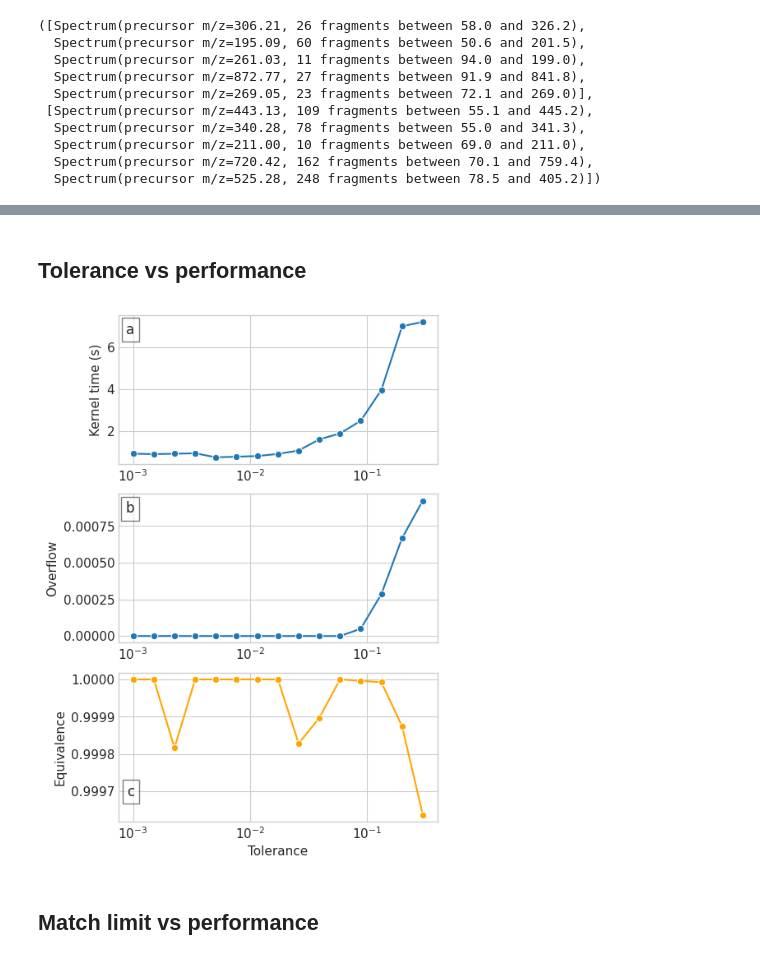
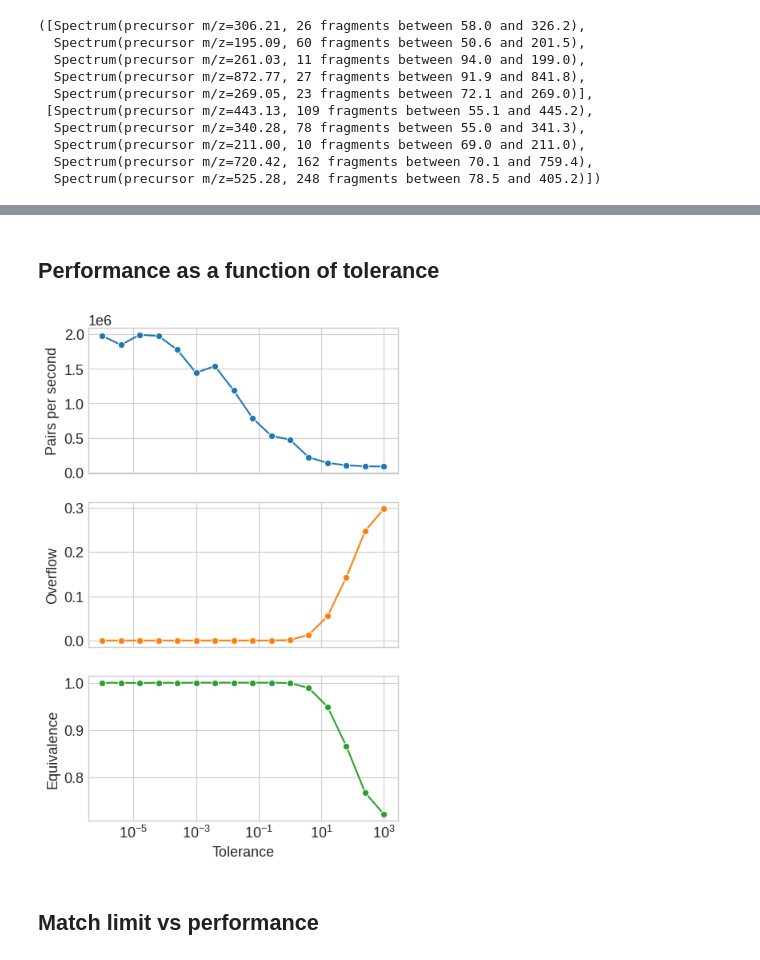
Before and after one commit to PangeAI/SimMS, a Jupyter notebook: notebooks/figures/make_figures.ipynb, the cells around one changed output, grey strips where cells are left out. Drawn from its saved outputs; the diff is of its cells as text; code cells hidden in the pictures.

```diff
--- a/notebooks/figures/make_figures.ipynb
+++ b/notebooks/figures/make_figures.ipynb
@@ -75,0 +71,3 @@ spectra[:5]
+# %%
+spectra = list(load_from_mgf(str(download(SPECTRA_FILE))))
+spectra[:5]
@@ -128 +124,9 @@ scores = CosineGreedy().matrix(references, queries)
+# %%
+batch_size = max(len(references), len(queries))
+
+scores_cu = CudaCosineGreedy(
+    n_max_peaks = N_MAX_PEAKS,
+    batch_size = batch_size
+).matrix(references, queries)
+scores = get_correct_scores(references=references, queries=queries, similarity_class=CosineGreedy, tolerance=.1)
 # %%
@@ -250,7 +209,0 @@ references[:5], queries[:5]
-# %%
-from cudams.similarity import CudaCosineGreedy
-scores_cu = CudaCosineGreedy(
-    n_max_peaks = n_max_peaks,
-    batch_size = len(references),
-).matrix(references, queries)
-scores = CosineGreedy().matrix(references, queries)
@@ -348,5 +210,5 @@ plt.show()
-# %% [markdown]
-## Tolerance vs performance
+# %% [markdown]
+## Performance as a function of tolerance
 # %%
 np.random.seed(123)
 
@@ -390,15 +250,17 @@ data = Parallel(4)(jobs)
 # %%
+from typing import List
+
 ##### We use largest batch size for best error estimates
 def plot_tol_and_perf(
-    axis = None,
-    data = data,
+    axis: List[plt.Axes] = None,
+    data = None,
     tolerances=tolerances,
 ):
     ov_means = []
     match_means = []
     iseq_means = []
-    kernel_times = []
-    for tolerance, (scores, scores_cu, kernel_time) in zip(tolerances, data):
+    spectra_per_second = []
+    for scores, scores_cu, time_per_batch in data:
         a = scores['score'].ravel()
         am = scores['matches'].ravel()
         ov = scores_cu['overflow'].ravel() == 1
@@ -409,62 +271,53 @@ def plot_tol_and_perf(
         ov_means.append(ov.mean())
         iseq_means.append(iseq.mean())
         match_means.append(bm.mean())
-        kernel_times.append(kernel_time)
+        pairs = len(references) * len(queries)
+        spectra_per_second.append( pairs / time_per_batch )
 
-    # fig, axs = plt.subplot_mosaic(
-    #     [['a'], ['b'], ['c']],
-    #     # layout='constrained',
-    #     sharex=True,
-    #     figsize=(6,6)
-    # )
+    prop_cycle = plt.rcParams['axes.prop_cycle']
+    colors = list(prop_cycle.by_key()['color'])
 
     ax = axis[0]
     sns.lineplot(x=tolerances,
-                 y=kernel_times,
+                 y=spectra_per_second,
                  marker='o',
+                 color=colors[0],
                  ax=ax)
-    ax.text(.05, 0.95, 'a', transform=ax.transAxes, fontsize=12,
-             verticalalignment='top', horizontalalignment='right',
-             bbox=dict(facecolor='white', alpha=0.5))
-    ax.set_ylabel("Kernel time (s)")
+    ax.set_ylabel("Pairs per second")
     ax.set_xscale('log')
 
     ax = axis[1]
     sns.lineplot(x=tolerances,
                  y=ov_means,
                  marker='o',
+                 color=colors[1],
                  ax=ax)
 
-    ax.text(.05, 0.95, 'b', transform=ax.transAxes, fontsize=12,
-             verticalalignment='top', horizontalalignment='right',
-             bbox=dict(facecolor='white', alpha=0.5))
     ax.set_ylabel("Overflow")
     ax.set_xscale('log')
 
     ax = axis[2]
     sns.lineplot(x=tolerances,
                  y=iseq_means,
                  marker='o',
-                 color='orange',
+                 color=colors[2],
                  ax=ax)
-    # thresh_idx = np.searchsorted(iseq_means, .999)
-    ax.set_ylabel(r"Equivalence")
+
+    ax.set_ylabel("Equivalence")
     ax.set_xscale('log')
     ax.set_xlabel("Tolerance")
-    ax.text(.05, 0.25, 'c', transform=ax.transAxes, fontsize=12,
-             verticalalignment='top', horizontalalignment='right',
-             bbox=dict(facecolor='white', alpha=0.5))
-
 
 fig, axd = plt.subplot_mosaic(
     [['a'],['b'],['c']],
-    figsize=(5, 8)
+    figsize=(5, 8),
+    sharex=True
 )
 
 plot_tol_and_perf(
     axis=[axd[k] for k in 'a b c'.split()],
+    data=tolerance_perf_data
 )
 # %% [output]
-[figure, old version]
+[figure, new version]
 # %% [markdown]
 ## Match limit vs performance
```
Also changed, not shown: parts of 24 cells of this notebook, 20 other files.
